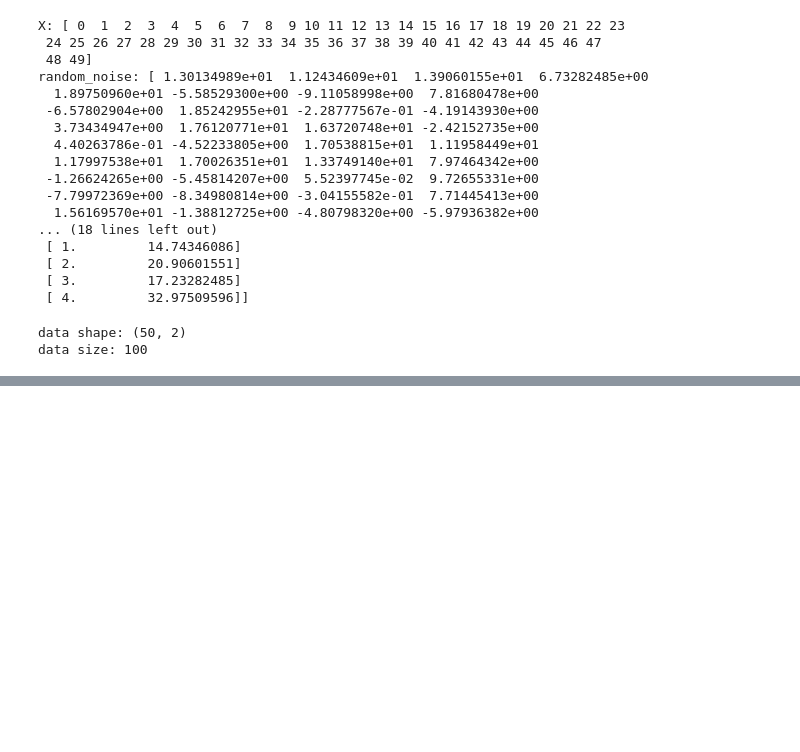
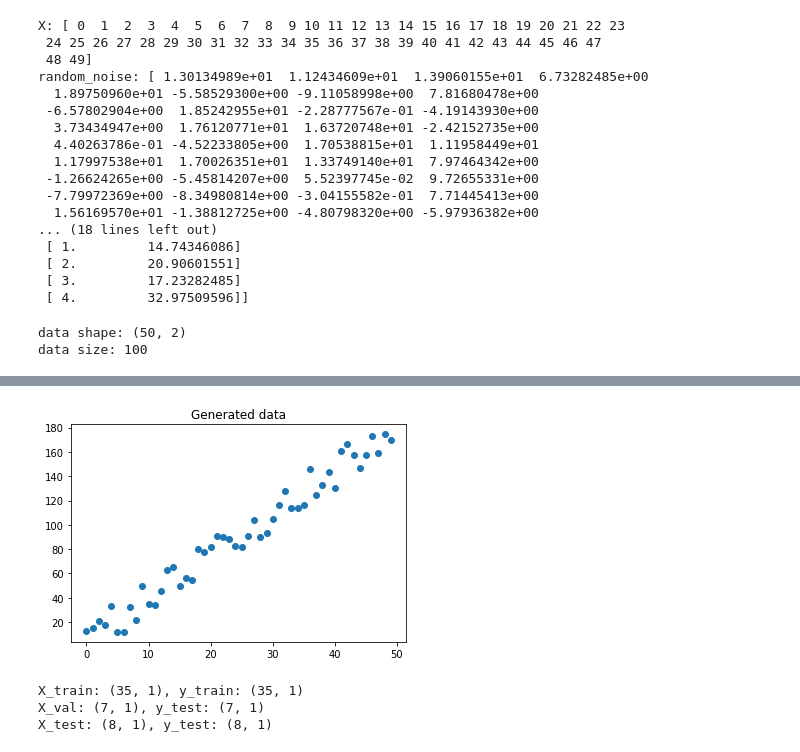
Before and after one commit to bhuiyanmobasshir94/Made-With-ML, a Jupyter notebook: machine-learning/linear_regression.ipynb, the cells around one changed output, grey strips where cells are left out. Drawn from its saved outputs; the diff is of its cells as text; code cells hidden in the pictures; blank space fills up the shorter version.

```diff
--- a/machine-learning/linear_regression.ipynb
+++ b/machine-learning/linear_regression.ipynb
@@ -51,3 +51,9 @@ print(f"data size: {data.size}")
 # %% [output]
 data shape: (50, 2)
 data size: 100
+# %%
+# Load into a Pandas DataFrame
+df = pd.DataFrame(data, columns=["X", "y"])
+X = df[["X"]].values
+y = df[["y"]].values
+df.head()
@@ -53,0 +67,7 @@ data size: 100
+# %%
+# Scatter plot
+plt.title("Generated data")
+plt.scatter(x=df["X"], y=df["y"])
+plt.show()
+# %% [output]
+[figure, added]
@@ -53,0 +91,15 @@ data size: 100
+# %%
+# Split data
+X_train = X[train_start:train_end]
+y_train = y[train_start:train_end]
+X_val = X[val_start:val_end]
+y_val = y[val_start:val_end]
+X_test = X[test_start:]
+y_test = y[test_start:]
+print (f"X_train: {X_train.shape}, y_train: {y_train.shape}")
+print (f"X_val: {X_val.shape}, y_test: {y_val.shape}")
+print (f"X_test: {X_test.shape}, y_test: {y_test.shape}")
+# %% [output]
+X_train: (35, 1), y_train: (35, 1)
+X_val: (7, 1), y_test: (7, 1)
+X_test: (8, 1), y_test: (8, 1)
```
Also changed, not shown: parts of 20 cells of this notebook.
